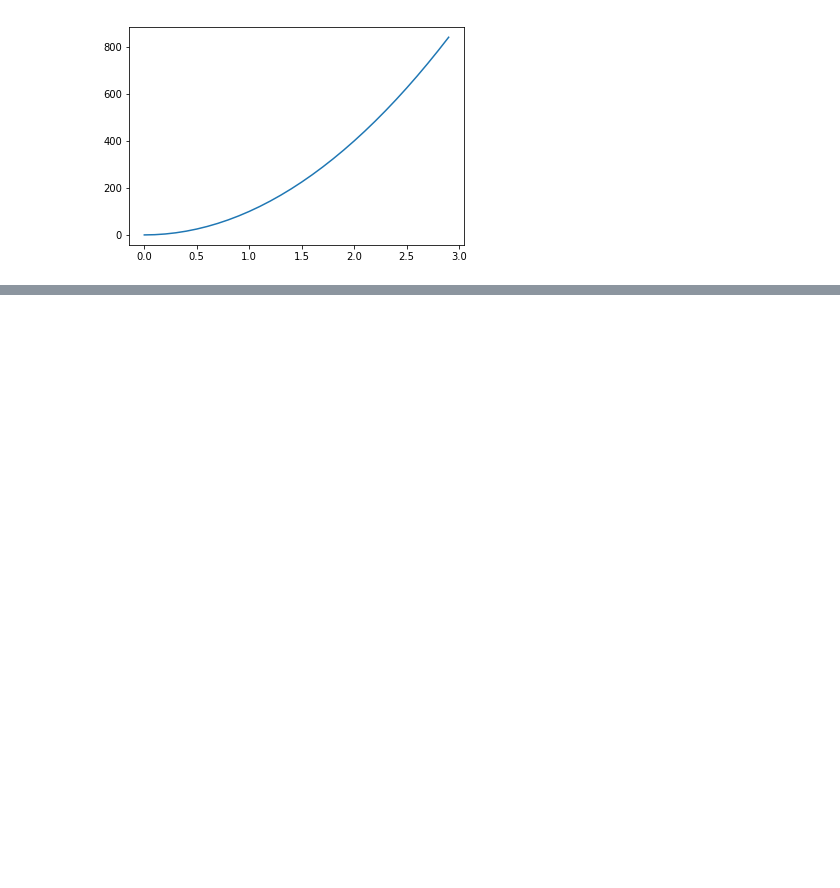
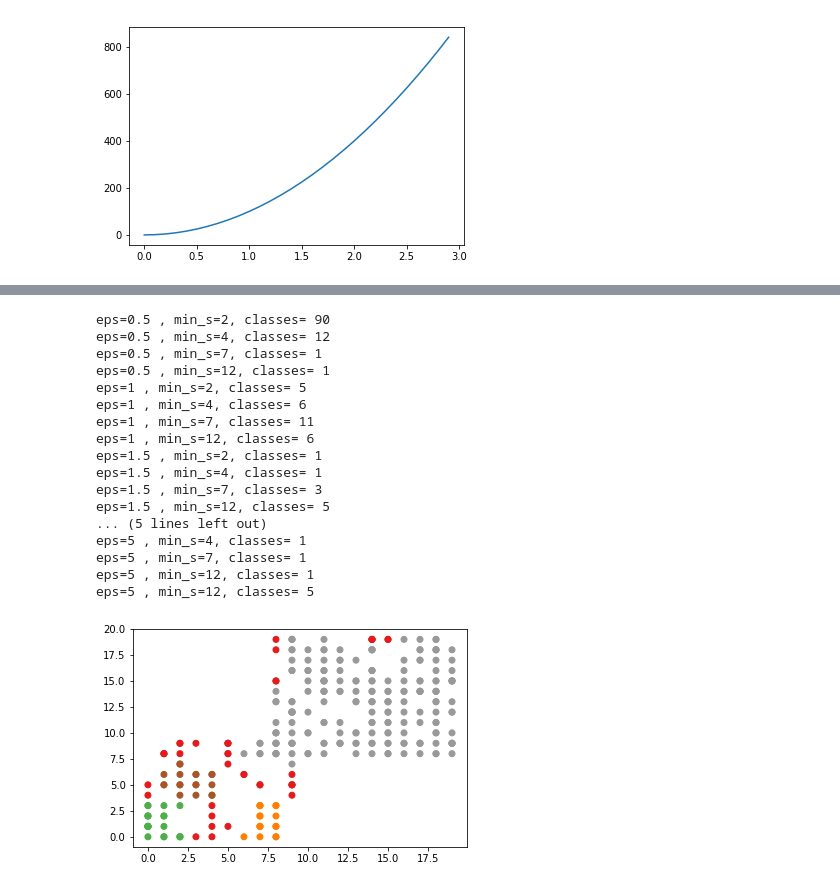
Before and after one commit to komi24/pythonOrsys23092019, a Jupyter notebook: jour5/numpy+visualisation.ipynb, the cells around one changed output, grey strips where cells are left out. Saved outputs shown, nothing was run; the diff lists cells and outputs as text; code cells hidden in the pictures; blank space fills up the shorter version.

```diff
--- a/jour5/numpy+visualisation.ipynb
+++ b/jour5/numpy+visualisation.ipynb
@@ -50,0 +111,41 @@ print(all_points.shape)
+# %%
+from sklearn.cluster import DBSCAN
+from itertools import product
+
+for eps, min_s in product([0.5, 1, 1.5, 3, 5], [2, 4, 7, 12]):
+    db = DBSCAN(eps=eps, min_samples=min_s)
+    res = db.fit(all_points)
+    nb_class = len(set(res.labels_))
+    print(f"eps={eps} , min_s={min_s}, classes= {nb_class}")
+
+db = DBSCAN(eps=1.5, min_samples=12)
+res = db.fit(all_points)
+nb_class = len(set(res.labels_))
+print(f"eps={eps} , min_s={min_s}, classes= {nb_class}")
+
+plt.scatter(
+    all_points[:,0],
+    all_points[:,1],
+    c=res.labels_,
+    cmap='Set1')
+
+plt.show()
+# %% [output]
+eps=0.5 , min_s=2, classes= 90
+eps=0.5 , min_s=4, classes= 12
+eps=0.5 , min_s=7, classes= 1
+eps=0.5 , min_s=12, classes= 1
+eps=1 , min_s=2, classes= 5
+eps=1 , min_s=4, classes= 6
+eps=1 , min_s=7, classes= 11
+eps=1 , min_s=12, classes= 6
+eps=1.5 , min_s=2, classes= 1
+eps=1.5 , min_s=4, classes= 1
+eps=1.5 , min_s=7, classes= 3
+eps=1.5 , min_s=12, classes= 5
+... (5 lines left out)
+eps=5 , min_s=4, classes= 1
+eps=5 , min_s=7, classes= 1
+eps=5 , min_s=12, classes= 1
+eps=5 , min_s=12, classes= 5
+[figure, added]
```
Also changed, not shown: parts of 5 cells of this notebook, 1 other file.
